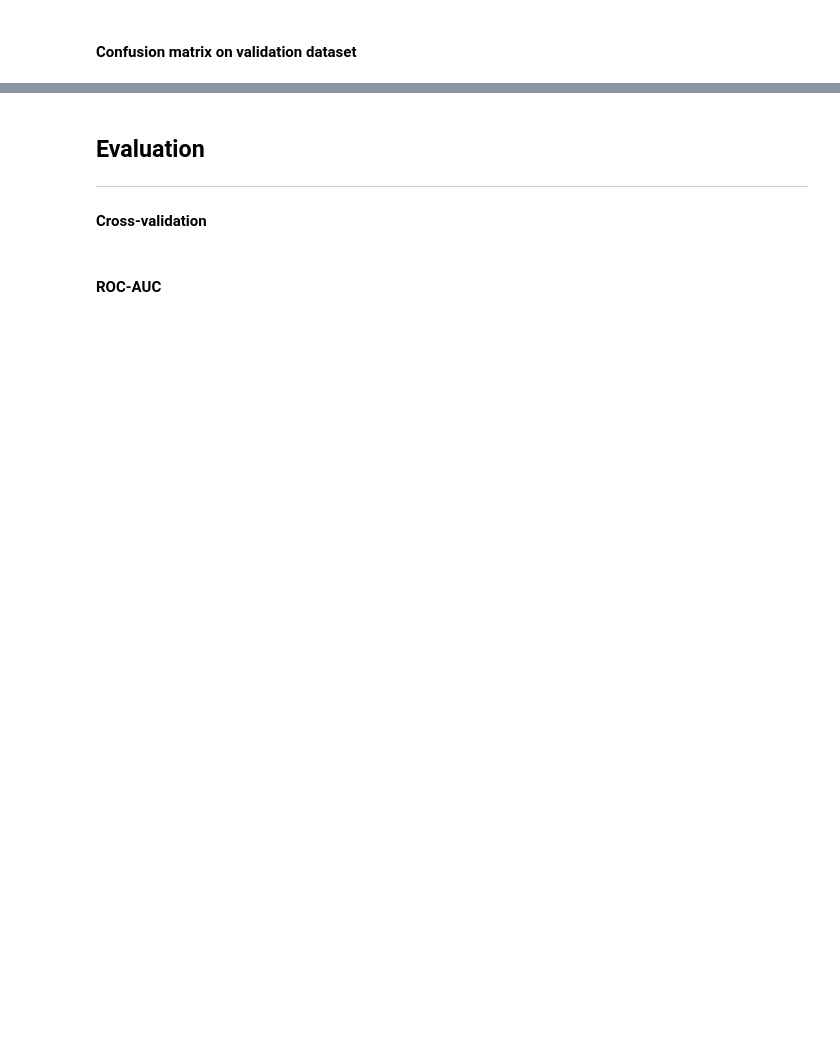
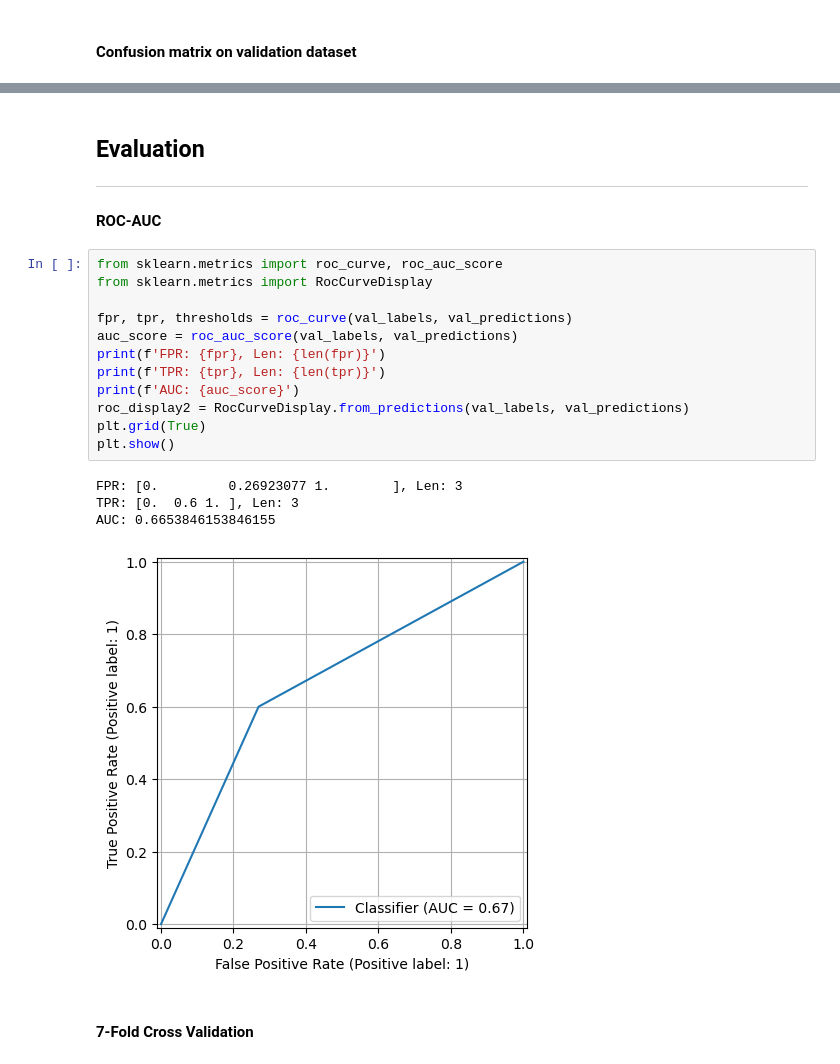
Before and after one commit to seanyoon814/social-signal-recognition, a Jupyter notebook: social_signal_recognition.ipynb, the cells around one changed output, grey strips where cells are left out. Saved outputs shown, nothing was run; the diff lists cells and outputs as text; blank space fills up the shorter version.

Commit message:
fixed model summary calculations, added ROC-AUC and 7-fold Cross Validation

```diff
--- a/social_signal_recognition.ipynb
+++ b/social_signal_recognition.ipynb
@@ -284,6 +289,23 @@ plt.show()
 
 ___
 
-#### Cross-validation
+#### ROC-AUC
-# %% [markdown]
-#### ROC-AUC
+# %%
+from sklearn.metrics import roc_curve, roc_auc_score
+from sklearn.metrics import RocCurveDisplay
+
+fpr, tpr, thresholds = roc_curve(val_labels, val_predictions)
+auc_score = roc_auc_score(val_labels, val_predictions)
+print(f'FPR: {fpr}, Len: {len(fpr)}')
+print(f'TPR: {tpr}, Len: {len(tpr)}')
+print(f'AUC: {auc_score}')
+roc_display2 = RocCurveDisplay.from_predictions(val_labels, val_predictions)
+plt.grid(True)
+plt.show()
+# %% [output]
+FPR: [0.         0.26923077 1.        ], Len: 3
+TPR: [0.  0.6 1. ], Len: 3
+AUC: 0.6653846153846155
+[figure, added]
+# %% [markdown]
+#### 7-Fold Cross Validation
```
Also changed, not shown: parts of 8 cells of this notebook.
